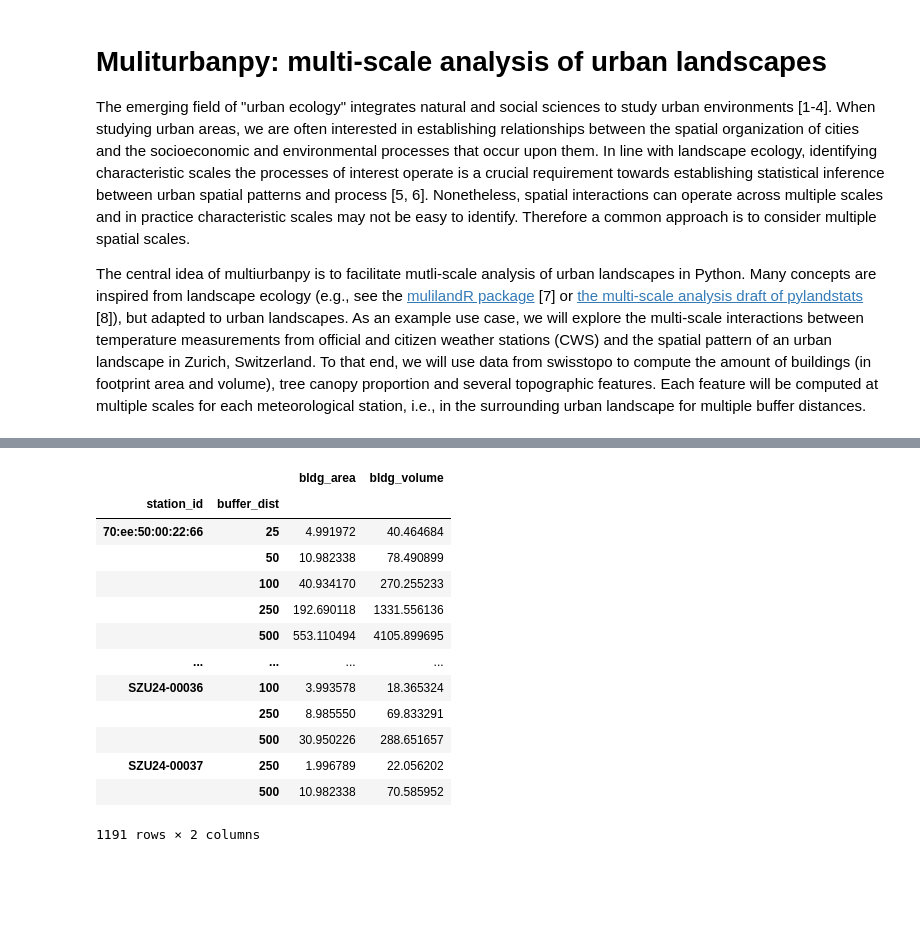
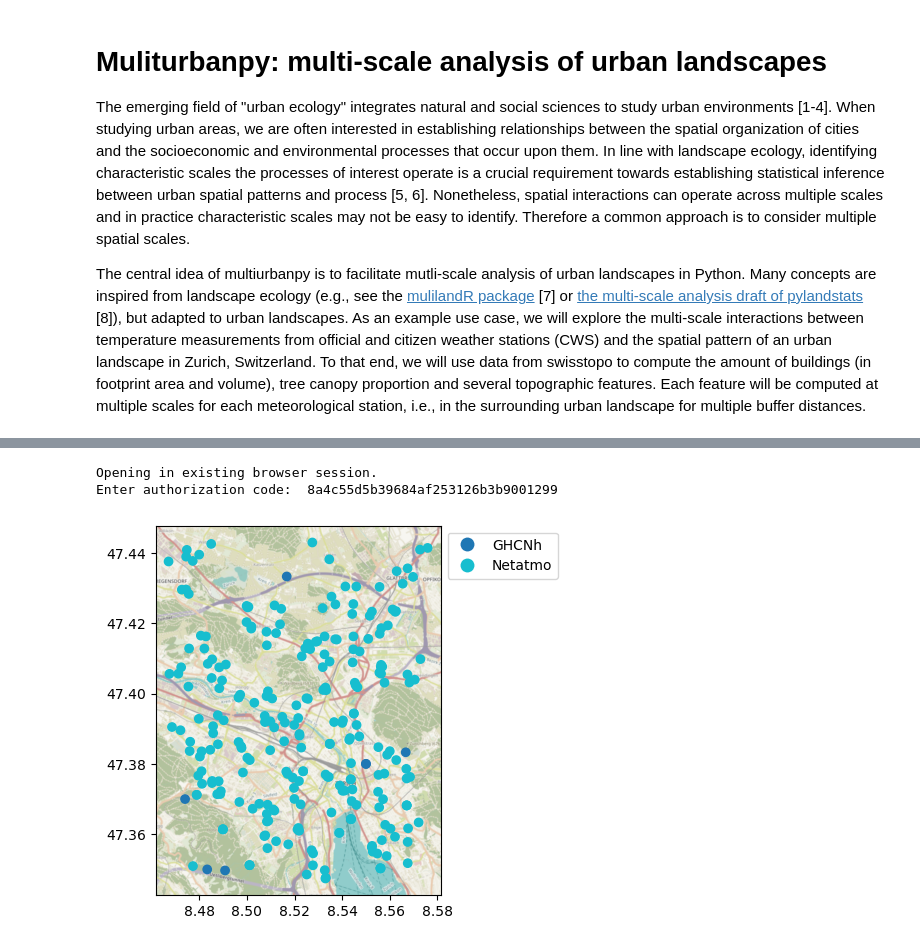
Before and after one commit to martibosch/multiurbanpy, a Jupyter notebook: docs/example.ipynb, the cells around one changed output, grey strips where cells are left out. Drawn from its saved outputs; the diff is of its cells as text; code cells hidden in the pictures; blank space fills up the shorter version.

```diff
--- a/docs/example.ipynb
+++ b/docs/example.ipynb
@@ -130,8 +130,20 @@ As we can see, the spatial density of CWS from Netatmo is much higher than that
 # %%
-site_gser = stations_gdf["geometry"].to_crs(crs)
-reproj_region = gpd.GeoSeries([geometry.box(*region)], crs="epsg:4326").to_crs(crs)
-msfc = mup.MultiScaleFeatureComputer(
-    region=reproj_region,
-    working_dir=working_dir,
-    crs=crs,
+ghcnh_client = GHCNHourlyClient(region)
+netatmo_client = NetatmoClient(
+    region,
+    client_id,
+    client_secret,
 )
+stations_gdf = pd.concat(
+    [
+        gdf.assign(source=source)
+        for source, gdf in zip(
+            ["GHCNh", "Netatmo"],
+            [ghcnh_client.stations_gdf, netatmo_client.stations_gdf],
+        )
+    ]
+)
+ax = stations_gdf.plot("source", legend=True)
+cx.add_basemap(ax, crs=stations_gdf.crs, attribution=False)
+sns.move_legend(ax, "upper left", bbox_to_anchor=(1, 1))
+# %% [output]
@@ -138,18 +152,3 @@ msfc = mup.MultiScaleFeatureComputer(
+Opening in existing browser session.
+Enter authorization code:  8a4c55d5b39684af253126b3b9001299
+[figure, added]
-# %%
-bldg_features_df = msfc.compute_bldg_features(site_gser, buffer_dists)
-bldg_features_df
-# %% [output]
-|  |  | bldg_area | bldg_volume |
-| station_id | buffer_dist |  |  |
-| 70:ee:50:00:22:66 | 25 | 4.991972 | 40.464684 |
-|  | 50 | 10.982338 | 78.490899 |
-|  | 100 | 40.934170 | 270.255233 |
-|  | 250 | 192.690118 | 1331.556136 |
-|  | 500 | 553.110494 | 4105.899695 |
-| ... | ... | ... | ... |
-| SZU24-00036 | 100 | 3.993578 | 18.365324 |
-|  | 250 | 8.985550 | 69.833291 |
-|  | 500 | 30.950226 | 288.651657 |
-| SZU24-00037 | 250 | 1.996789 | 22.056202 |
-|  | 500 | 10.982338 | 70.585952 |
-1191 rows × 2 columns
```
Also changed, not shown: parts of 52 cells of this notebook, 9 other files.
